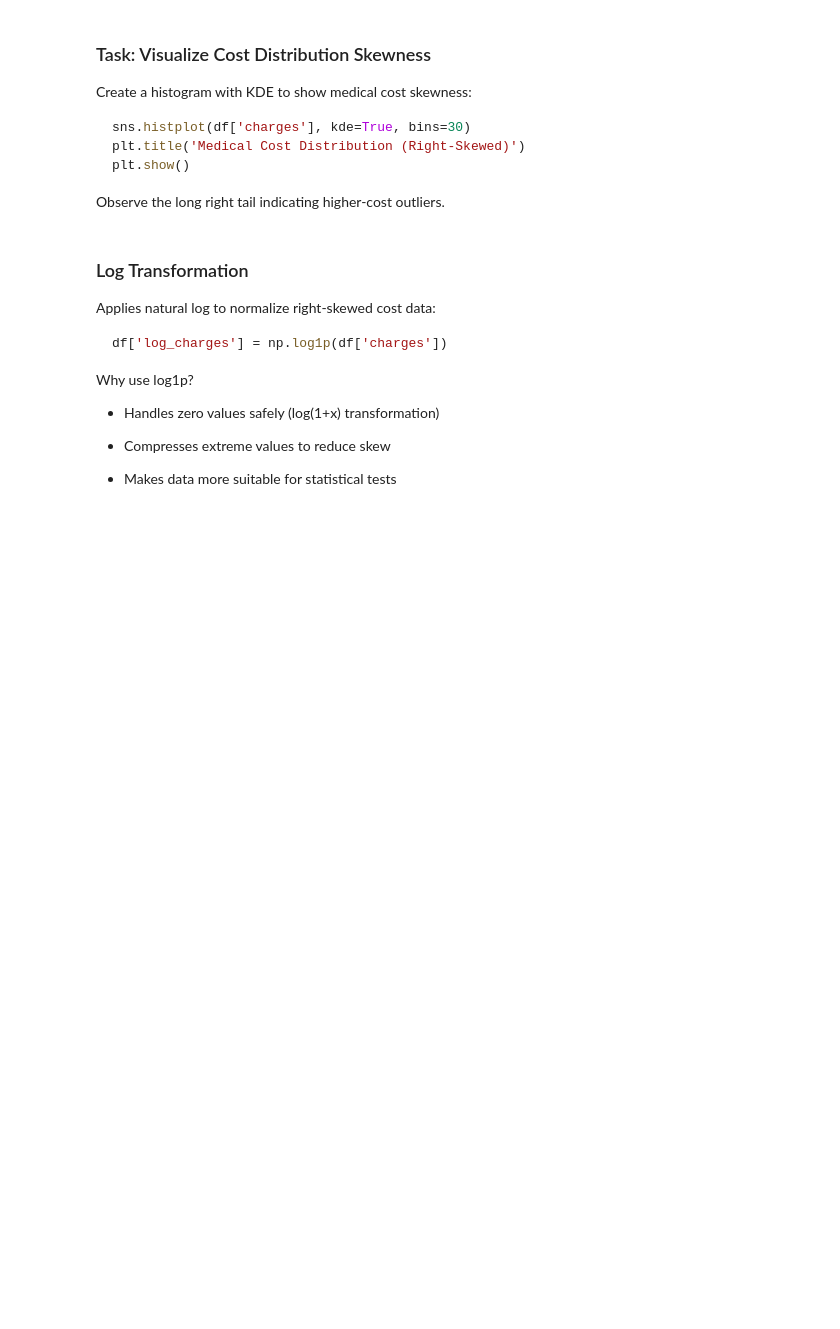
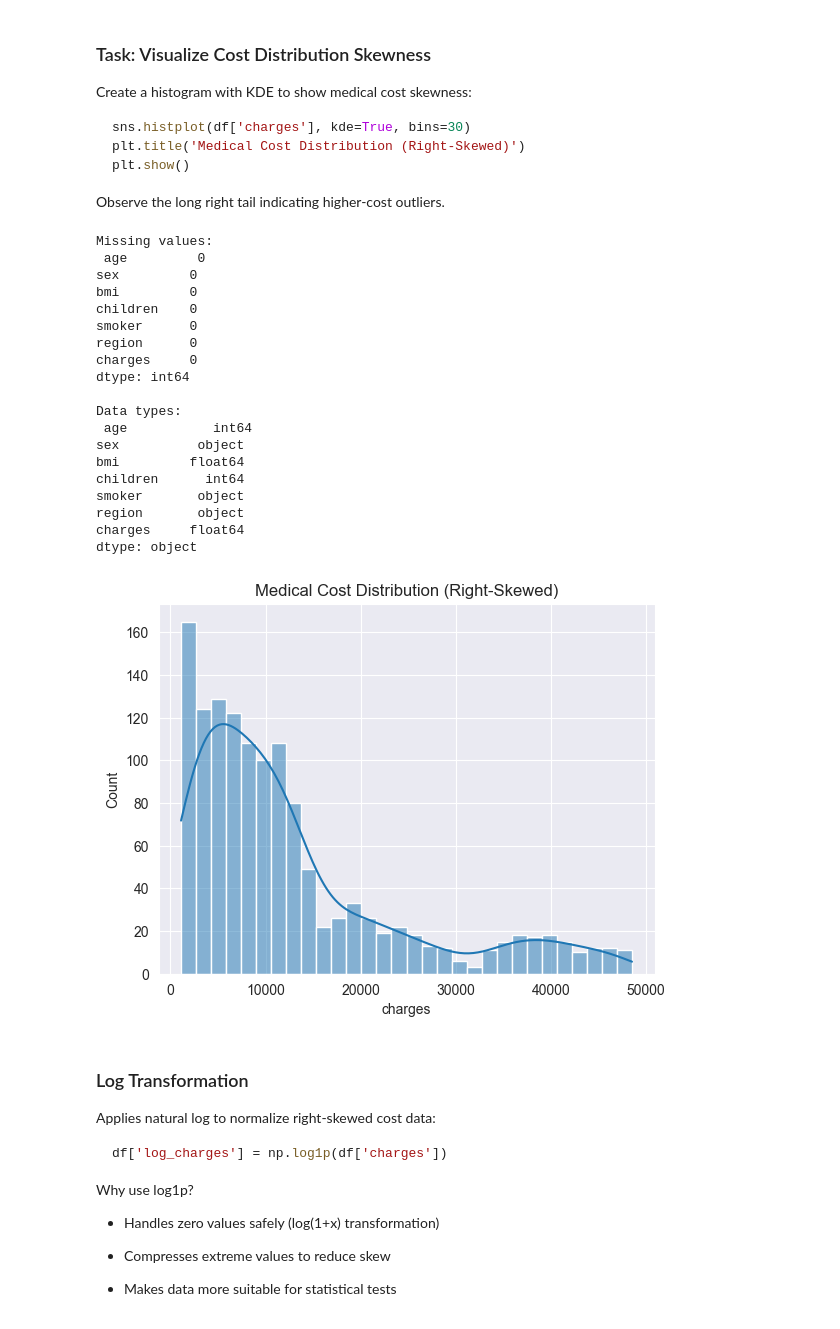
Before and after one commit to tianxi-Z2/Data-Science-Project--Healthcare-Cost-Analysis-Insurance-Pricing-Optimization, a Jupyter notebook: notebooks/1_EDA.ipynb, the cells around one changed output. Cells and saved outputs as stored; diff of their text form; code cells hidden in the pictures; blank space fills up the shorter version.

```diff
--- a/notebooks/1_EDA.ipynb
+++ b/notebooks/1_EDA.ipynb
@@ -18,3 +16,60 @@ Observe the long right tail indicating higher-cost outliers.
+# %%
+import pandas as pd
+import numpy as np
+import matplotlib.pyplot as plt
+import seaborn as sns
+from scipy.stats import f_oneway
+from statsmodels.stats.multicomp import pairwise_tukeyhsd
+from scipy.stats import ttest_ind
+# Load data
+df = pd.read_csv("C:/Users/yoooE/Desktop/insurance.csv")
+
+# Check missing values and data types
+print("Missing values:\n", df.isnull().sum())
+print("\nData types:\n", df.dtypes)
+
+# 1. Drop rows with any missing values``
+df = df.dropna()
+
+# 2. Fill missing numerical values with mean or median
+# df['column_name'] = df['column_name'].fillna(df['column_name'].mean())
+
+# 3. Fill missing categorical values with mode
+# df['column_name'] = df['column_name'].fillna(df['column_name'].mode()[0])
+
+# 4. Fill all missing values with a constant
+# df = df.fillna(0)
+
+#Handle outliers in 'charges' (top 1%) -remove values above 99th percentile
+percentile_99 = df['charges'].quantile(0.99)
+
+df_filted = df[df['charges']<= percentile_99]
+#print(df_filted)
+#it's right-skewed since mean > median
+sns.histplot(df_filted['charges'], kde=True, bins=30)
+plt.title('Medical Cost Distribution (Right-Skewed)')
+plt.show()
+# %% [output]
+Missing values:
+ age         0
+sex         0
+bmi         0
+children    0
+smoker      0
+region      0
+charges     0
+dtype: int64
+
+Data types:
+ age           int64
+sex          object
+bmi         float64
+children      int64
+smoker       object
+region       object
+charges     float64
+dtype: object
+[figure, added]
 # %% [markdown]
 ### Log Transformation
 Applies natural log to normalize right-skewed cost data:
```
Also changed, not shown: parts of 5 cells of this notebook, 19 other files.
